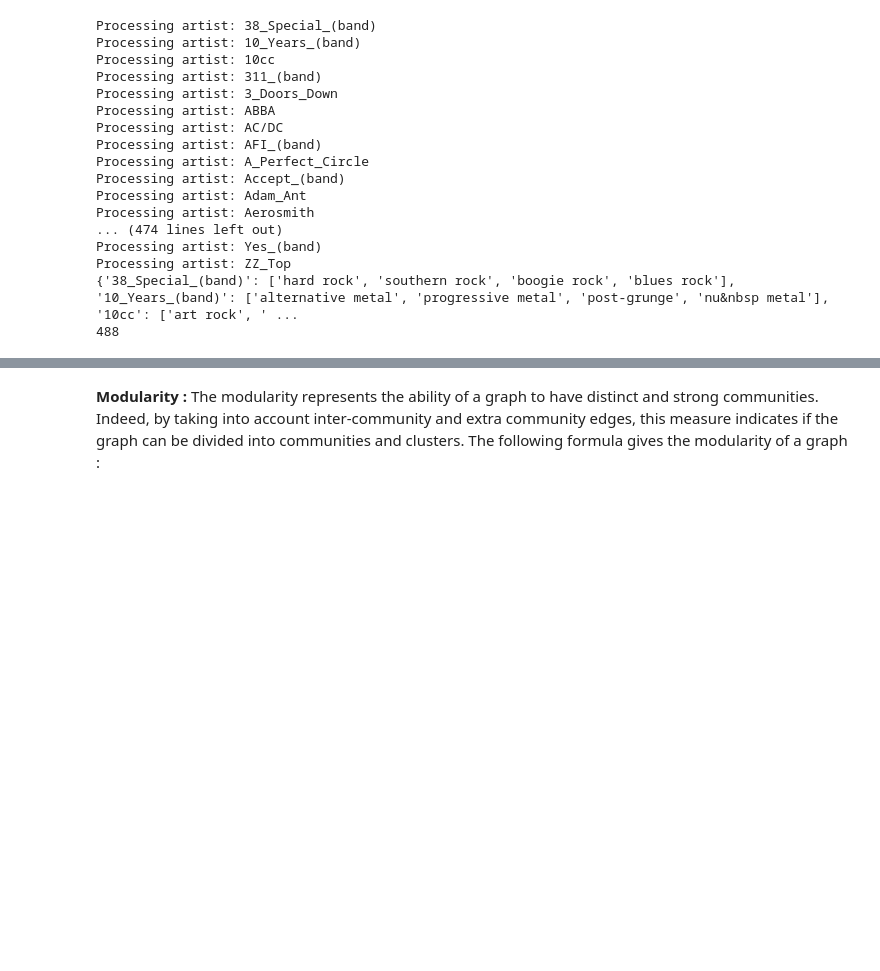
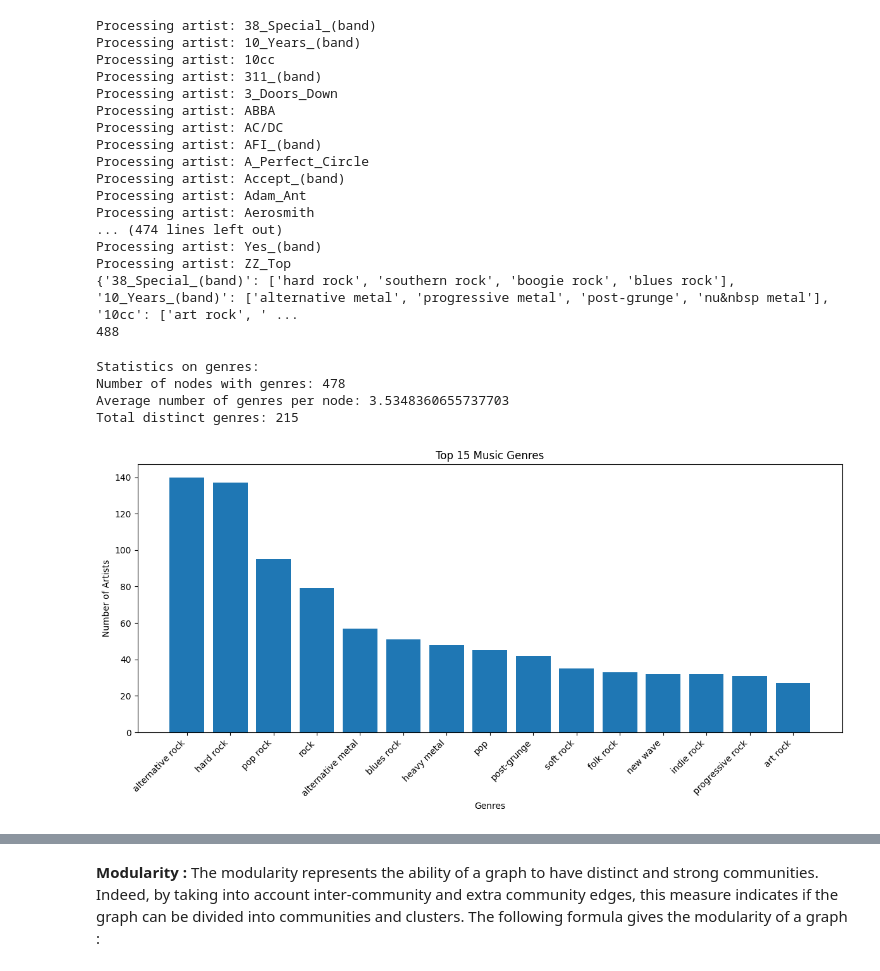
Before and after one commit to Azri-oss/Social_Graphs_Assignment_1, a Jupyter notebook: Assignment_2/Assingment2_Group14.ipynb, the cells around one changed output, grey strips where cells are left out. Cells and saved outputs as stored; diff of their text form; code cells hidden in the pictures; blank space fills up the shorter version.

```diff
--- a/Assignment_2/Assingment2_Group14.ipynb
+++ b/Assignment_2/Assingment2_Group14.ipynb
@@ -143,3 +147,45 @@ Processing artist: Yes_(band)
 Processing artist: ZZ_Top
 {'38_Special_(band)': ['hard rock', 'southern rock', 'boogie rock', 'blues rock'], '10_Years_(band)': ['alternative metal', 'progressive metal', 'post-grunge', 'nu&nbsp metal'], '10cc': ['art rock', ' ...
 488
+# %%
+def stats_genres(dict_mapping):
+    count_nodes_with_genres = 0
+    sum_genres = 0
+    all_genres = []
+    hist_genres = {}
+    for genres in dict_mapping.values():
+        if genres:  # only consider nodes with at least one genre
+            count_nodes_with_genres += 1
+            # keep track of the total number of genres for all nodes
+            sum_genres += len(genres)
+            all_genres.extend([g for g in genres])
+            for g in genres:
+                hist_genres[g] = hist_genres.get(g, 0) + 1
+    # keep distinct genres from all_genres
+    distinct_genres = set(all_genres)
+
+    return count_nodes_with_genres, sum_genres/len(dict_mapping), len(distinct_genres), hist_genres
+
+
+nodes_with_genres, average_genres, distinct_genres_count, genre_distribution = stats_genres(dict_mapping)
+print("Statistics on genres:")
+print("Number of nodes with genres:", nodes_with_genres)
+print("Average number of genres per node:", average_genres)
+print("Total distinct genres:", distinct_genres_count)
+# %% [output]
+Statistics on genres:
+Number of nodes with genres: 478
+Average number of genres per node: 3.5348360655737703
+Total distinct genres: 215
+# %%
+top_genres = sorted(list(genre_distribution.items()), key=lambda x: x[1], reverse=True)[:15]
+plt.figure(figsize=(12,6))
+plt.bar([x[0] for x in top_genres], [x[1] for x in top_genres])
+plt.xlabel("Genres")
+plt.ylabel("Number of Artists")
+plt.title("Top 15 Music Genres")
+plt.xticks(rotation=45, ha='right')
+plt.tight_layout()
+plt.show()
+# %% [output]
+[figure, added]
```
Also changed, not shown: parts of 6 cells of this notebook.
